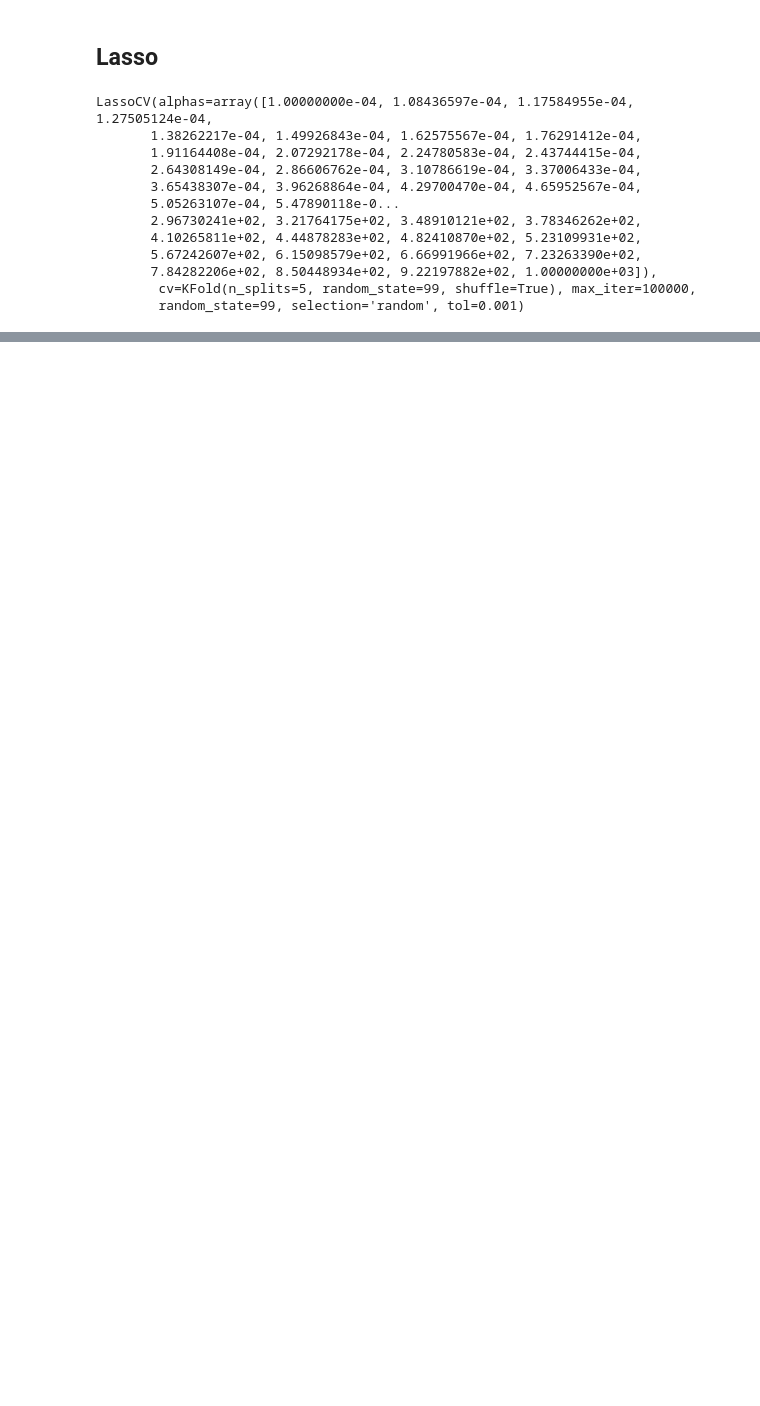
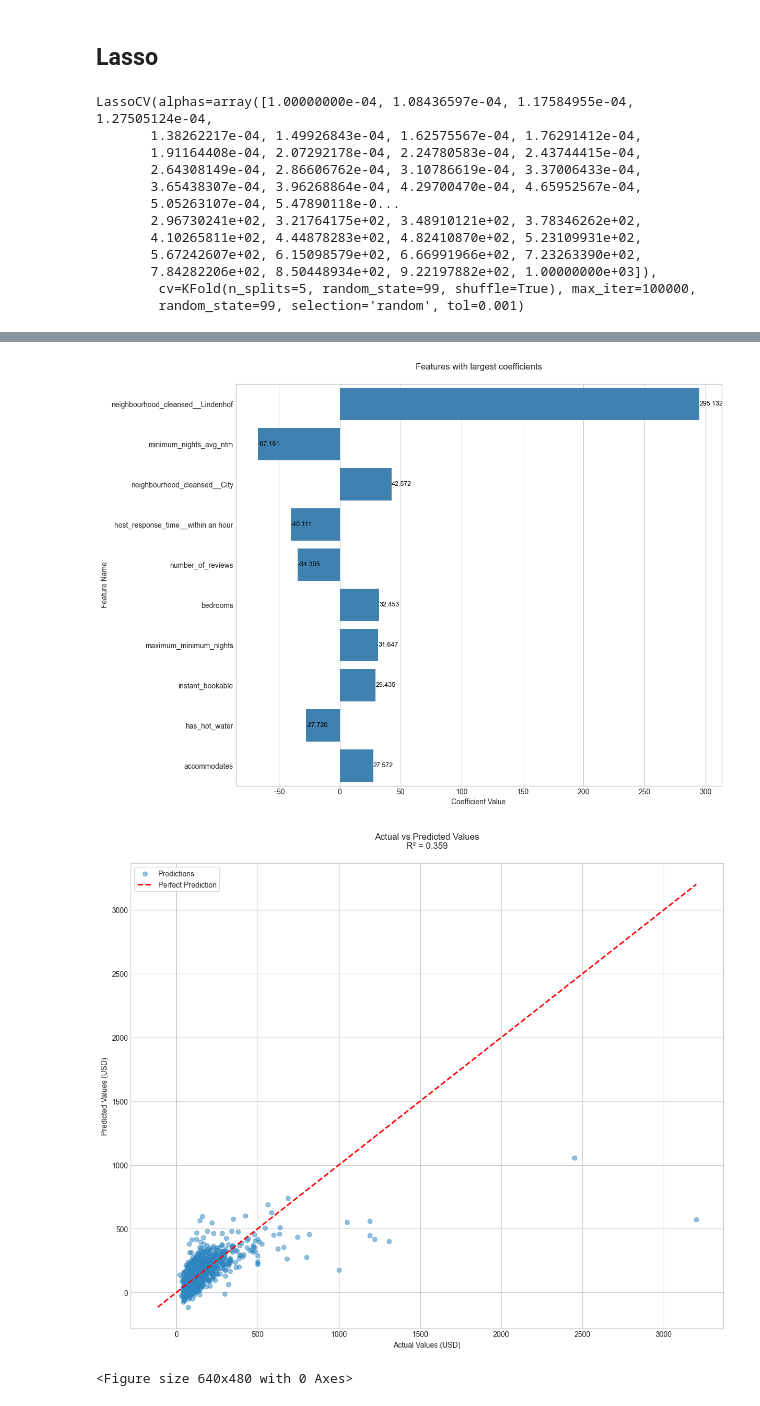
Before and after one commit to gerome-rac/DSF, a Jupyter notebook: models_final.ipynb, the cells around one changed output, grey strips where cells are left out. Cells and saved outputs as stored; diff of their text form; code cells hidden in the pictures; blank space fills up the shorter version.

```diff
--- a/models_final.ipynb
+++ b/models_final.ipynb
@@ -517 +588,80 @@ coefficient_df
 121 rows × 3 columns
+# %%
+def visualize_lasso_performance(
+    y_true: np.ndarray, y_pred: np.ndarray, feature_importance: pd.DataFrame
+) -> None:
+    """
+    Visualize Lasso model performance with separate plots for predictions and feature coefficients.
+
+    Args:
+        y_true: Array of actual values
+        y_pred: Array of predicted values
+        feature_importance: DataFrame containing feature coefficients
+    """
+    # Set style for better visibility
+    plt.style.use("seaborn-v0_8-whitegrid")
+
+    # Plot 1: Actual vs Predicted Values
+    fig1, ax1 = plt.subplots(figsize=(12, 10))
+
+    # Create scatter plot
+    ax1.scatter(y_true, y_pred, alpha=0.5, color="#2E86C1", label="Predictions")
+
+    # Add perfect prediction line
+    line_min = min(y_true.min(), y_pred.min())
+    line_max = max(y_true.max(), y_pred.max())
+    ax1.plot(
+        [line_min, line_max],
+        [line_min, line_max],
+        "r--",
+        lw=2,
+        label="Perfect Prediction",
+    )
+
+    # Calculate R² score
+    r2 = r2_score(y_true, y_pred)
+
+    # Customize plot
+    ax1.set_title(
+        "Actual vs Predicted Values\n" + f"R² = {r2:.3f}", pad=20, fontsize=12
+    )
+    ax1.set_xlabel("Actual Values (USD)", fontsize=10)
+    ax1.set_ylabel("Predicted Values (USD)", fontsize=10)
+    ax1.legend(frameon=True, facecolor="white")
+
+    # Plot 2: Feature Coefficients
+    fig2, ax2 = plt.subplots(figsize=(12, 10))
+
+    # Get top 10 features by absolute coefficient value
+    top_features = feature_importance.nlargest(10, "Abs_coeff")
+
+    # Create horizontal bar plot
+    sns.barplot(x="coeff", y="feature", data=top_features, color="#2E86C1", ax=ax2)
+
+    # Customize plot
+    ax2.set_title("Features with largest coefficients", pad=20, fontsize=12)
+    ax2.set_xlabel("Coefficient Value", fontsize=10)
+    ax2.set_ylabel("Feature Name", fontsize=10)
+
+    # Add value labels on bars
+    for i, v in enumerate(top_features["coeff"]):
+        ax2.text(v, i, f"{v:.3f}", va="center", fontsize=9, color="black")
+
+    # Adjust layouts and display
+    for fig in [fig1, fig2]:
+        fig.tight_layout()
+        plt.figure(fig.number)
+        plt.show()
+
+
+# Create feature importance DataFrame
+feature_importance = pd.DataFrame(
+    {"feature": X.columns, "coeff": lasso_cv.coef_, "Abs_coeff": abs(lasso_cv.coef_)}
+)
+
+# Call visualization function
+visualize_lasso_performance(y_test, y_test_pred, feature_importance)
+# %% [output]
+[figure, added]
+[figure, added]
+<Figure size 640x480 with 0 Axes>
```
Also changed, not shown: parts of 7 cells of this notebook, 9 other files.
